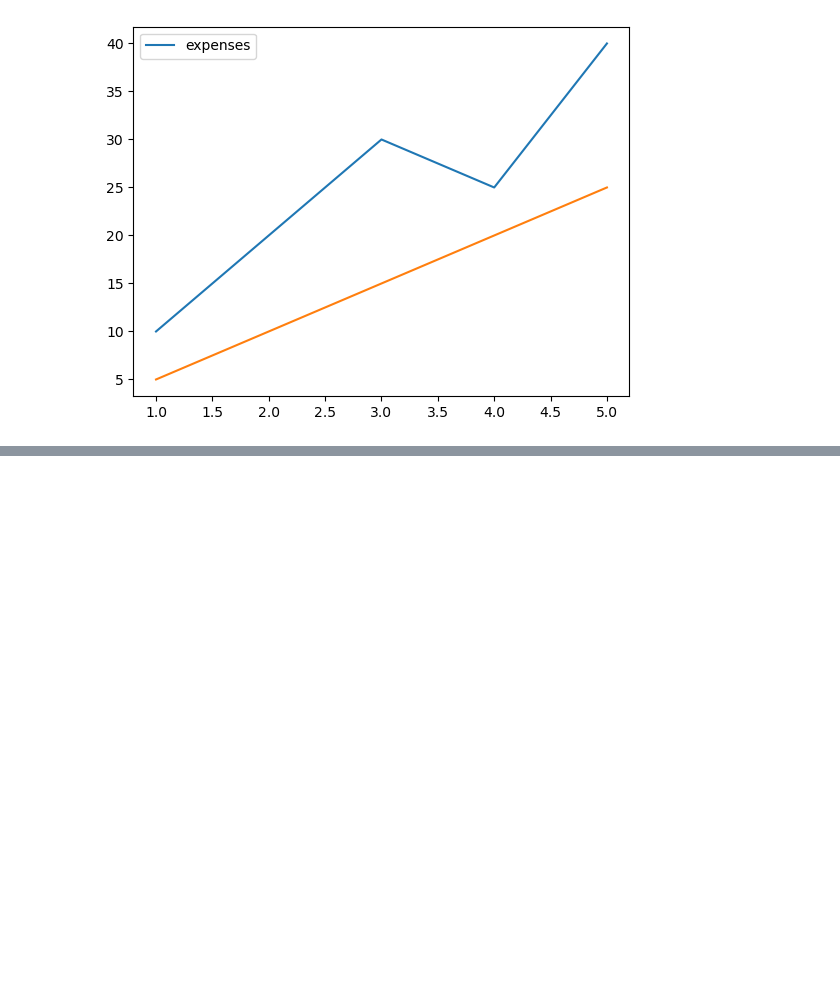
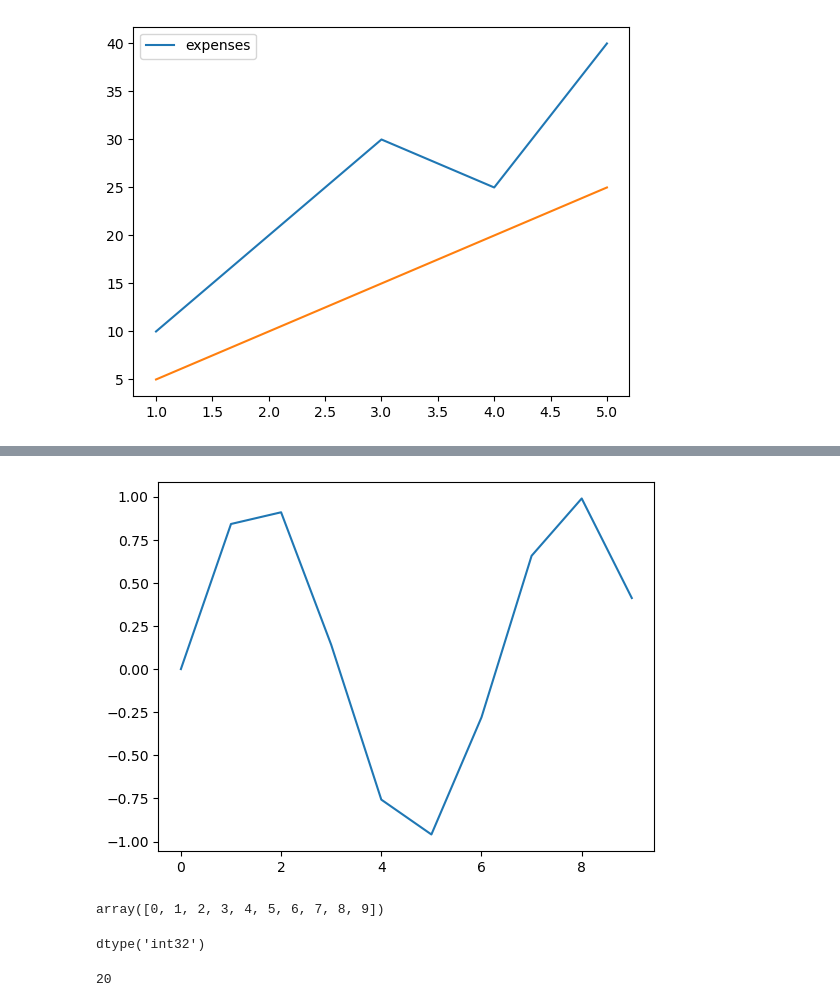
Before and after one commit to SyedSamiUllah1/Python_Practice, a Jupyter notebook: Book.ipynb, the cells around one changed output, grey strips where cells are left out. Cells and saved outputs as stored; diff of their text form; code cells hidden in the pictures; blank space fills up the shorter version.

```diff
--- a/Book.ipynb
+++ b/Book.ipynb
@@ -1930,0 +1952,20 @@ plt.show()
+# %%
+x = arange(0, 10)
+y = sin(x)
+
+plot(x, y)
+show()
+# %% [output]
+[figure, added]
+# %%
+arange(0,10)
+# %% [output]
+array([0, 1, 2, 3, 4, 5, 6, 7, 8, 9])
+# %%
+np.arange(0,10,2).dtype
+# %% [output]
+dtype('int32')
+# %%
+np.sum(np.arange(0,10,2))
+# %% [output]
+20
```
Also changed, not shown: parts of 38 cells of this notebook, 2 other files.
